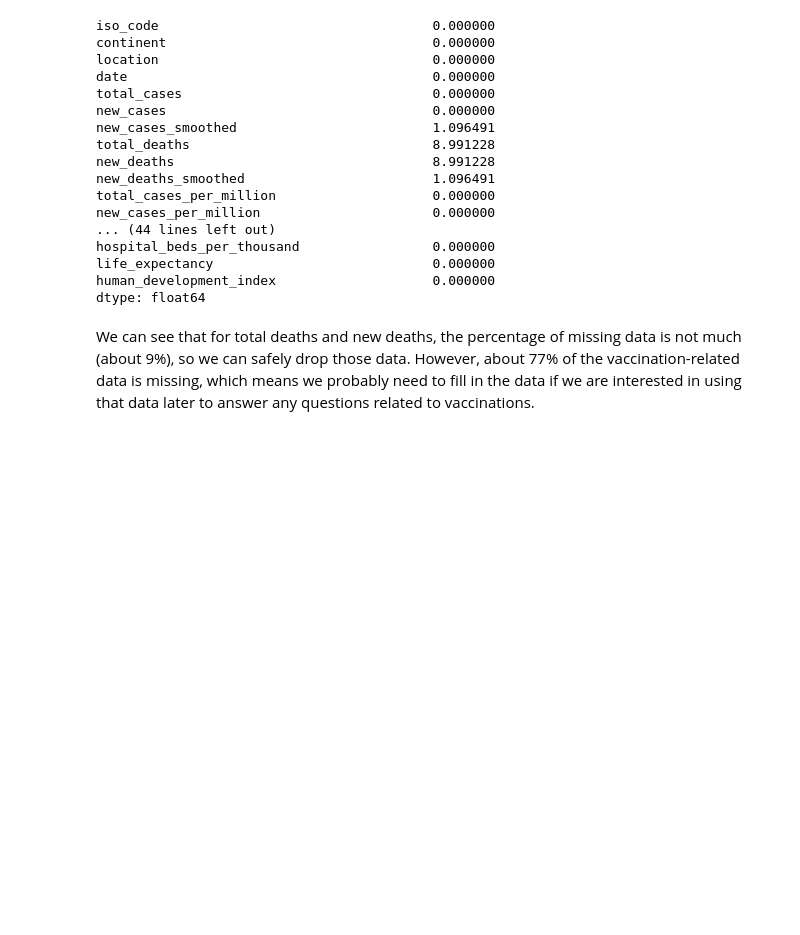
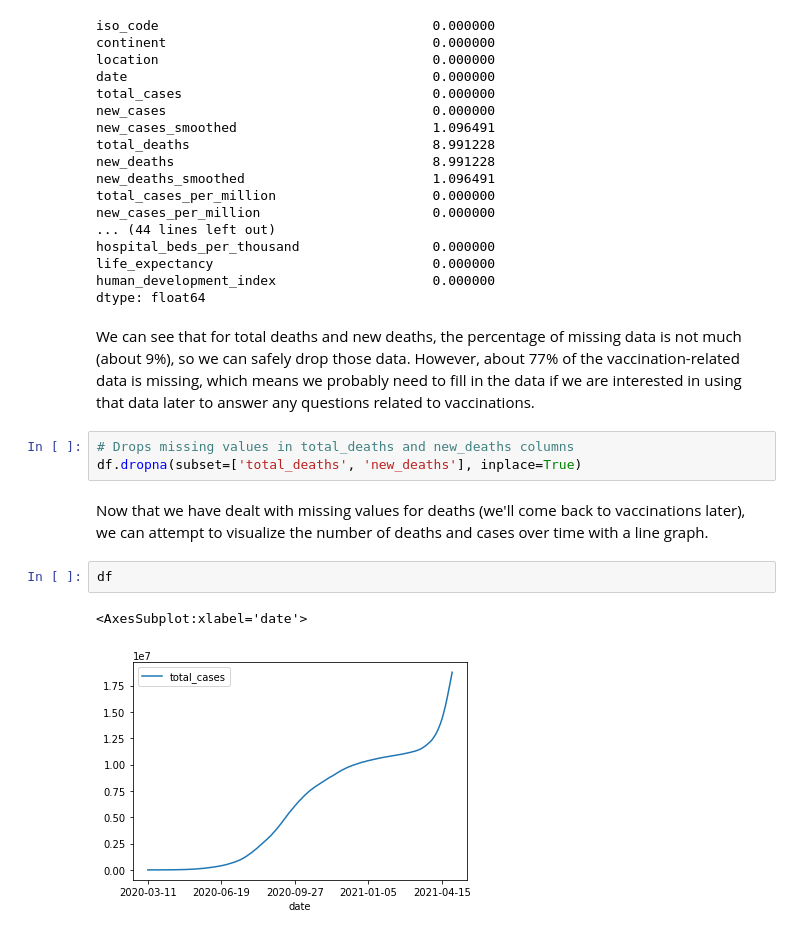
Before and after one commit to irfaan-jamarussadiq/320_final_project, a Jupyter notebook: final.ipynb, the cells around one changed output. Saved outputs shown, nothing was run; the diff lists cells and outputs as text; blank space fills up the shorter version.

Commit message:
added graphs for cases and deaths

```diff
--- a/final.ipynb
+++ b/final.ipynb
@@ -76,3 +78,13 @@ human_development_index                    0.000000
 dtype: float64
 # %% [markdown]
 We can see that for total deaths and new deaths, the percentage of missing data is not much (about 9%), so we can safely drop those data. However, about 77% of the vaccination-related data is missing, which means we probably need to fill in the data if we are interested in using that data later to answer any questions related to vaccinations.
+# %%
+# Drops missing values in total_deaths and new_deaths columns
+df.dropna(subset=['total_deaths', 'new_deaths'], inplace=True)
+# %% [markdown]
+Now that we have dealt with missing values for deaths (we'll come back to vaccinations later), we can attempt to visualize the number of deaths and cases over time with a line graph.
+# %%
+df
+# %% [output]
+<AxesSubplot:xlabel='date'>
+[figure, added]
```
Also changed, not shown: parts of 6 cells of this notebook.
